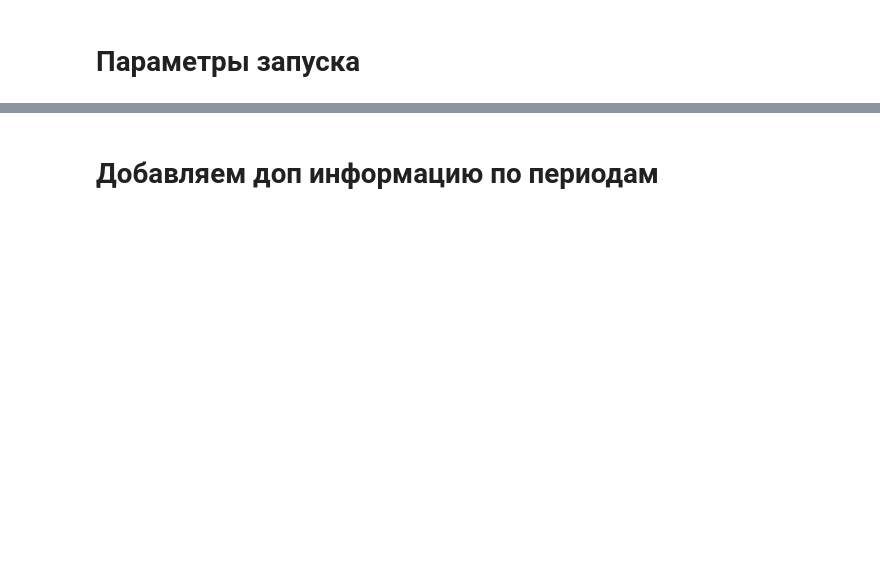
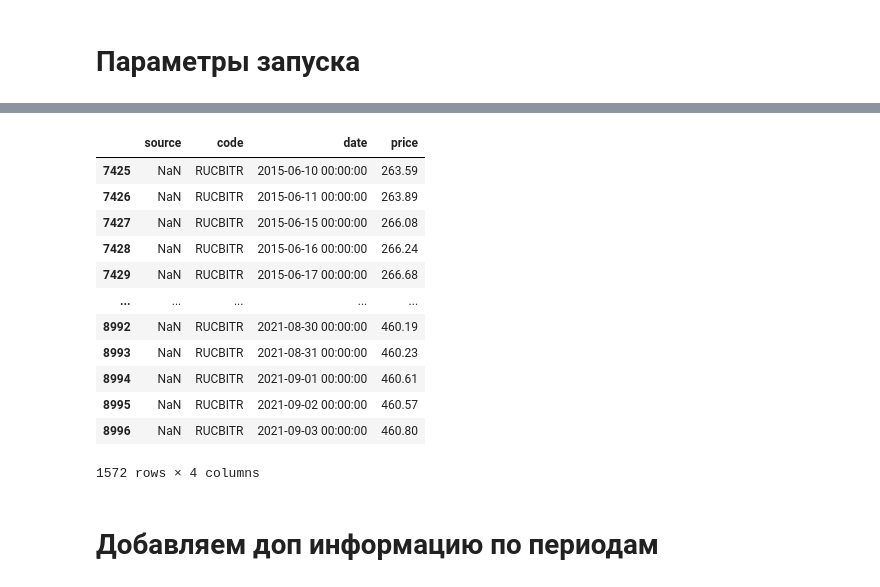
Before and after one commit to informixter/accenture_ft, a Jupyter notebook: notebooks/lg-exp.ipynb, the cells around one changed output, grey strips where cells are left out. Cells and saved outputs as stored; diff of their text form; code cells hidden in the pictures; blank space fills up the shorter version.

```diff
--- a/notebooks/lg-exp.ipynb
+++ b/notebooks/lg-exp.ipynb
@@ -37,3 +37,19 @@ all_df
+# %%
+all_df[all_df['code']=='RUCBITR']
+# %% [output]
+|  | source | code | date | price |
+| 7425 | NaN | RUCBITR | 2015-06-10 00:00:00 | 263.59 |
+| 7426 | NaN | RUCBITR | 2015-06-11 00:00:00 | 263.89 |
+| 7427 | NaN | RUCBITR | 2015-06-15 00:00:00 | 266.08 |
+| 7428 | NaN | RUCBITR | 2015-06-16 00:00:00 | 266.24 |
+| 7429 | NaN | RUCBITR | 2015-06-17 00:00:00 | 266.68 |
+| ... | ... | ... | ... | ... |
+| 8992 | NaN | RUCBITR | 2021-08-30 00:00:00 | 460.19 |
+| 8993 | NaN | RUCBITR | 2021-08-31 00:00:00 | 460.23 |
+| 8994 | NaN | RUCBITR | 2021-09-01 00:00:00 | 460.61 |
+| 8995 | NaN | RUCBITR | 2021-09-02 00:00:00 | 460.57 |
+| 8996 | NaN | RUCBITR | 2021-09-03 00:00:00 | 460.80 |
+1572 rows × 4 columns
 # %% [markdown]
 # Добавляем доп информацию по периодам
 # %%
```
Also changed, not shown: parts of 13 cells of this notebook, 4 other files.
